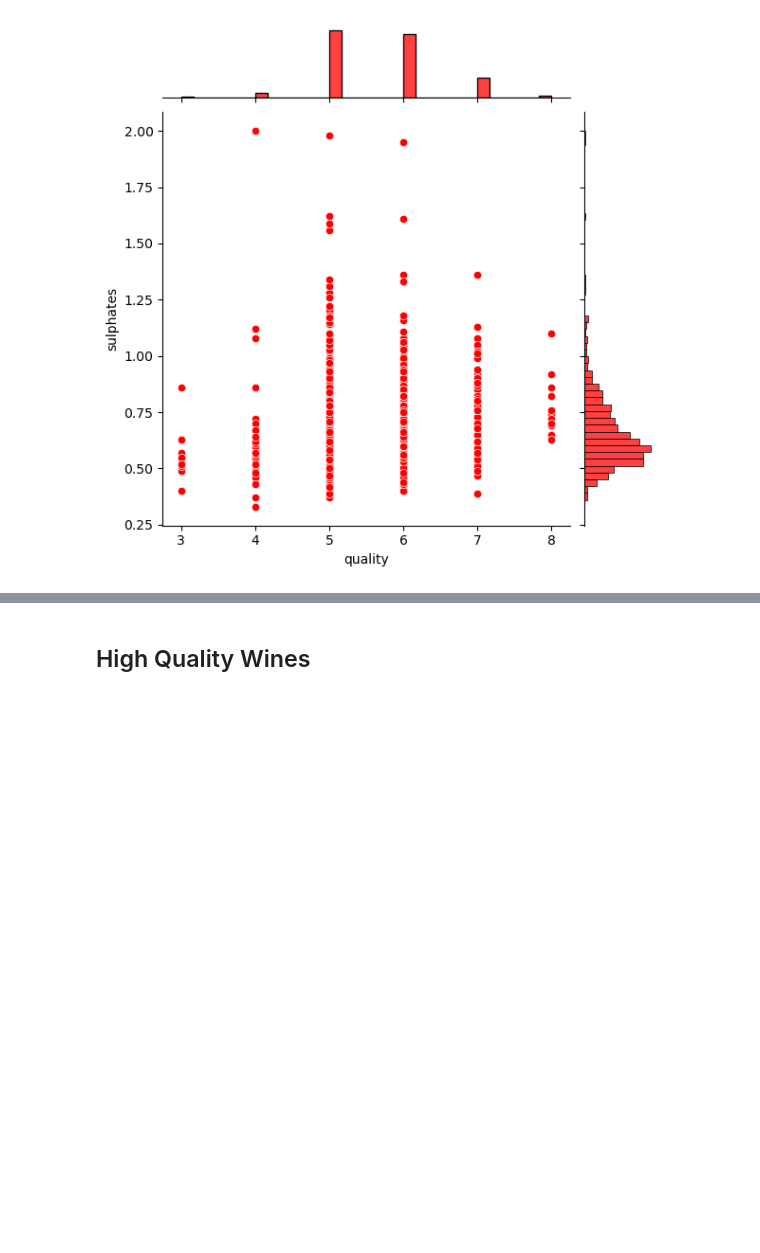
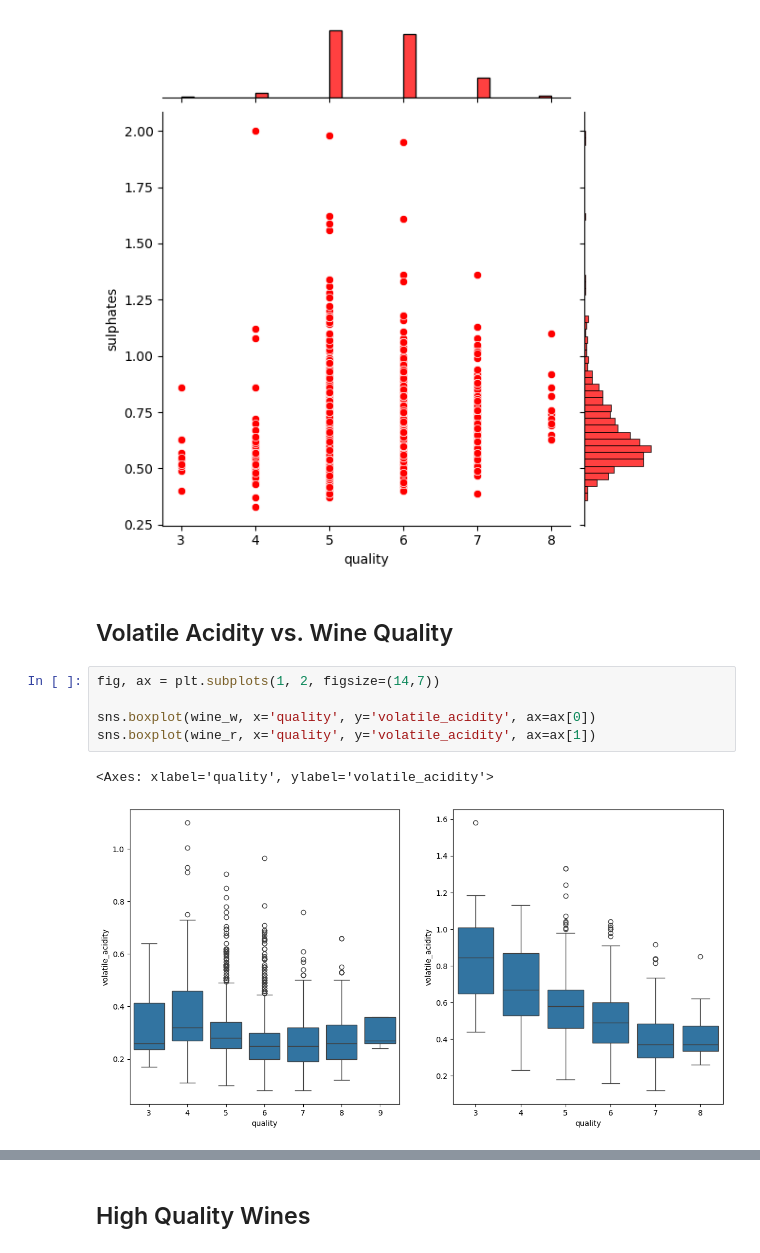
Before and after one commit to olemir/data-analysis-on-wine, a Jupyter notebook: notebooks/project-2_wine-quality.ipynb, the cells around one changed output, grey strips where cells are left out. Saved outputs shown, nothing was run; the diff lists cells and outputs as text; blank space fills up the shorter version.

```diff
--- a/notebooks/project-2_wine-quality.ipynb
+++ b/notebooks/project-2_wine-quality.ipynb
@@ -1172,3 +1191,13 @@ sns.jointplot(data=wine_r, x="quality", y="sulphates", color=wine_type_colors['r
 # %% [output]
 <seaborn.axisgrid.JointGrid at 0x...>
 [figure]
+# %% [markdown]
+## Volatile Acidity vs. Wine Quality
+# %%
+fig, ax = plt.subplots(1, 2, figsize=(14,7))
+
+sns.boxplot(wine_w, x='quality', y='volatile_acidity', ax=ax[0])
+sns.boxplot(wine_r, x='quality', y='volatile_acidity', ax=ax[1])
+# %% [output]
+<Axes: xlabel='quality', ylabel='volatile_acidity'>
+[figure, added]
```
Also changed, not shown: parts of 27 cells of this notebook.
